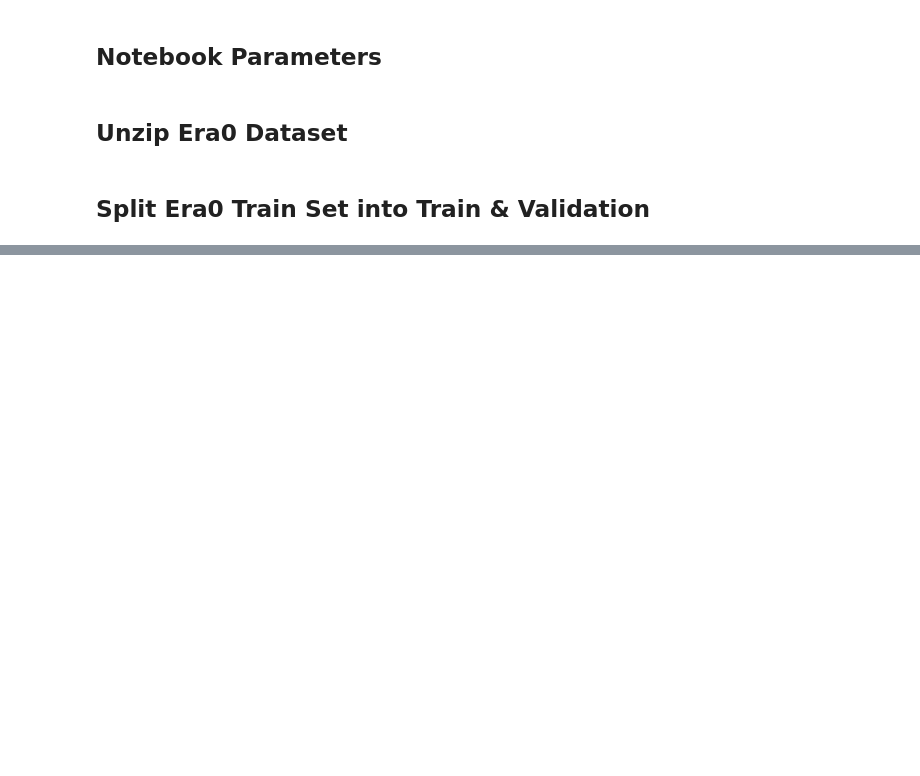
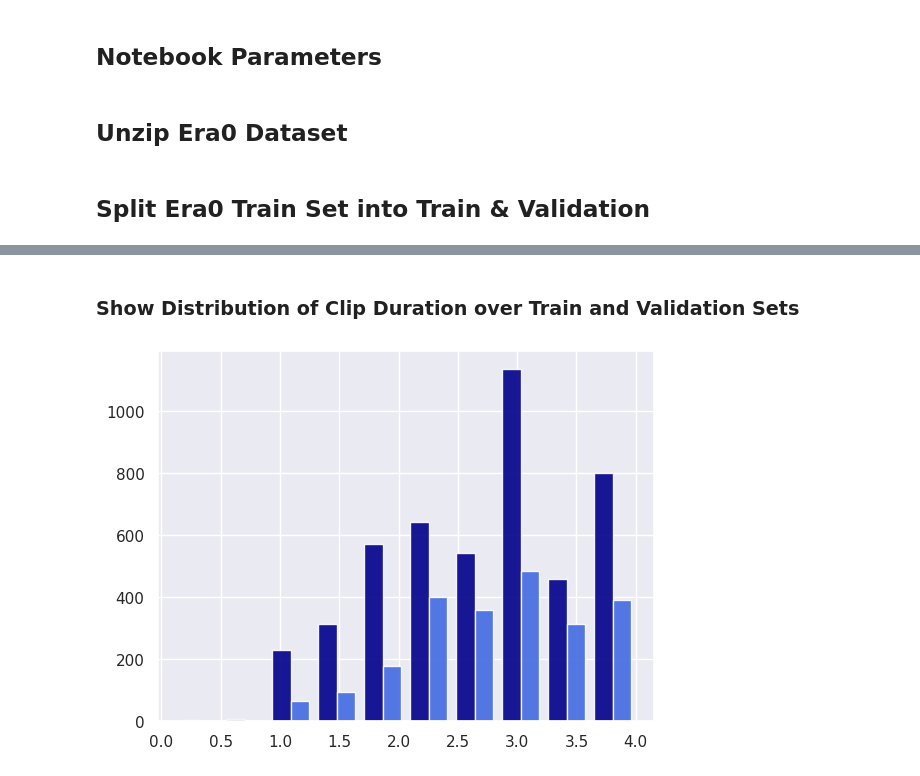
Before and after one commit to orcasound/orca-ml, a Jupyter notebook: notebooks/1a_GenerateDataEra0.ipynb, the cells around one changed output, grey strips where cells are left out. Saved outputs shown, nothing was run; the diff lists cells and outputs as text; code cells hidden in the pictures; blank space fills up the shorter version.

```diff
--- a/notebooks/1a_GenerateDataEra0.ipynb
+++ b/notebooks/1a_GenerateDataEra0.ipynb
@@ -68,3 +89,33 @@ VALIDATION_SET_PROPORTION = 0.2
+# %%
+def extract_metadata(items: list[Path]):
+    """Extract audio metadata from each file."""
+    metadata = dict()
+    for item in tqdm_notebook(items):
+        torchaudio_metadata = torchaudio.info(item)
+        metadata[item] = {
+            'sample_rate':torchaudio_metadata.sample_rate,
+            'num_channels':torchaudio_metadata.num_channels,
+            'duration':(torchaudio_metadata.num_frames/torchaudio_metadata.sample_rate)
+        }
+
+    print(metadata.values())
+
+    sample_rates = Counter(x['sample_rate'] for x in metadata.values())
+    num_channels = Counter(x['num_channels'] for x in metadata.values())
+    print("Sample Rates:")
+    for rate, count in sample_rates.items():
+        print(f"- {rate} Hz: {count} files")
+    print("Sample Rates:")
+    for channels, count in num_channels.items():
+        print(f"- {channels} Channels: {count} files")
+
+    return metadata
+
+def get_clip_duration_seconds(clip_filepath: Path):
+    torchaudio_metadata = torchaudio.info(clip_filepath)
+    return (torchaudio_metadata.num_frames/torchaudio_metadata.sample_rate)
+
+# TODO: Clean out audio files with only one channel (or just simplify all to single channel)
 # %% [markdown]
 ## Unzip Era0 Dataset
 # %%
@@ -82,0 +189,14 @@ Path(ERA0_DATA_FOLDER / 'val').mkdir(parents=True, exist_ok=True)
+# %% [markdown]
+### Show Distribution of Clip Duration over Train and Validation Sets
+# %%
+trn_durations = [x['duration'] for x in pos_trn_metadata.values()] + [x['duration'] for x in neg_trn_metadata.values()]
+val_durations = [x['duration'] for x in pos_val_metadata.values()] + [x['duration'] for x in neg_val_metadata.values()]
+
+sns.set_theme()
+plot = plt.hist(
+    [trn_durations, val_durations],
+    color=['darkblue','royalblue'],
+    alpha=0.9
+)
+# %% [output]
+[figure, added]
```
Also changed, not shown: parts of 12 cells of this notebook.
